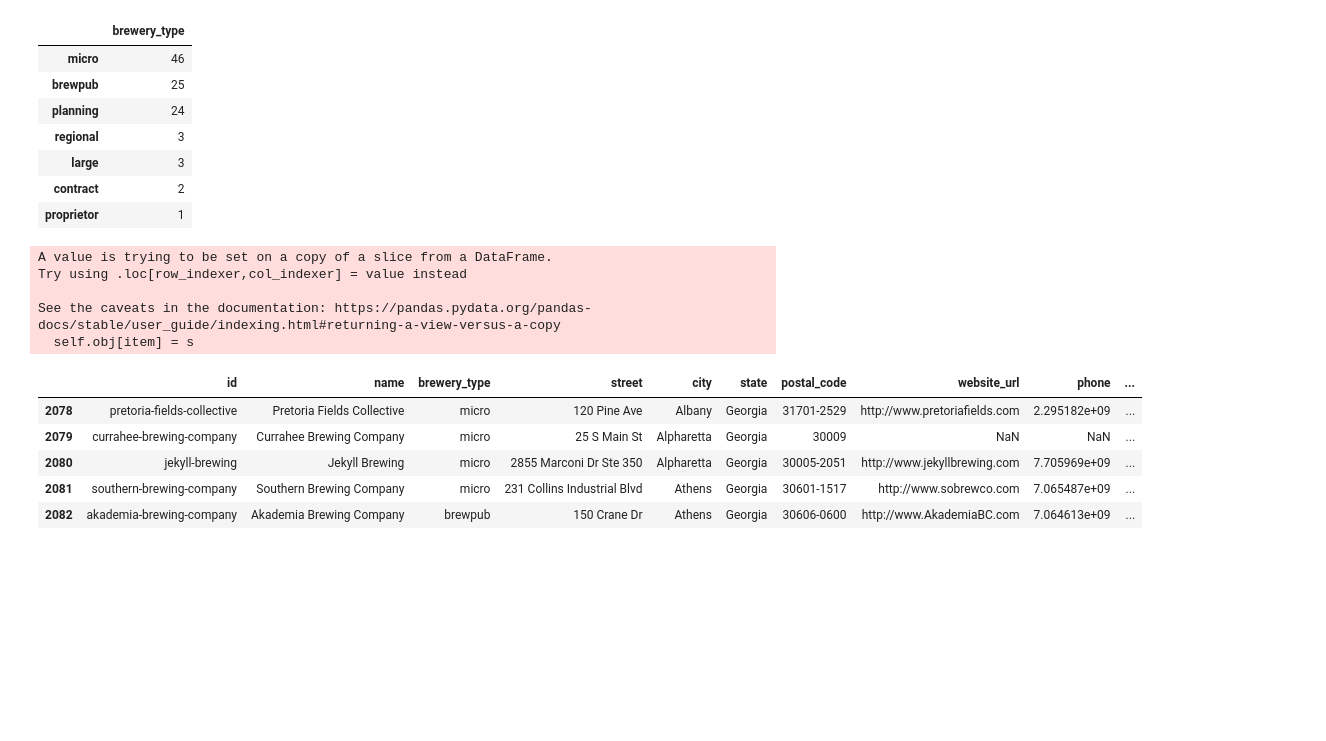
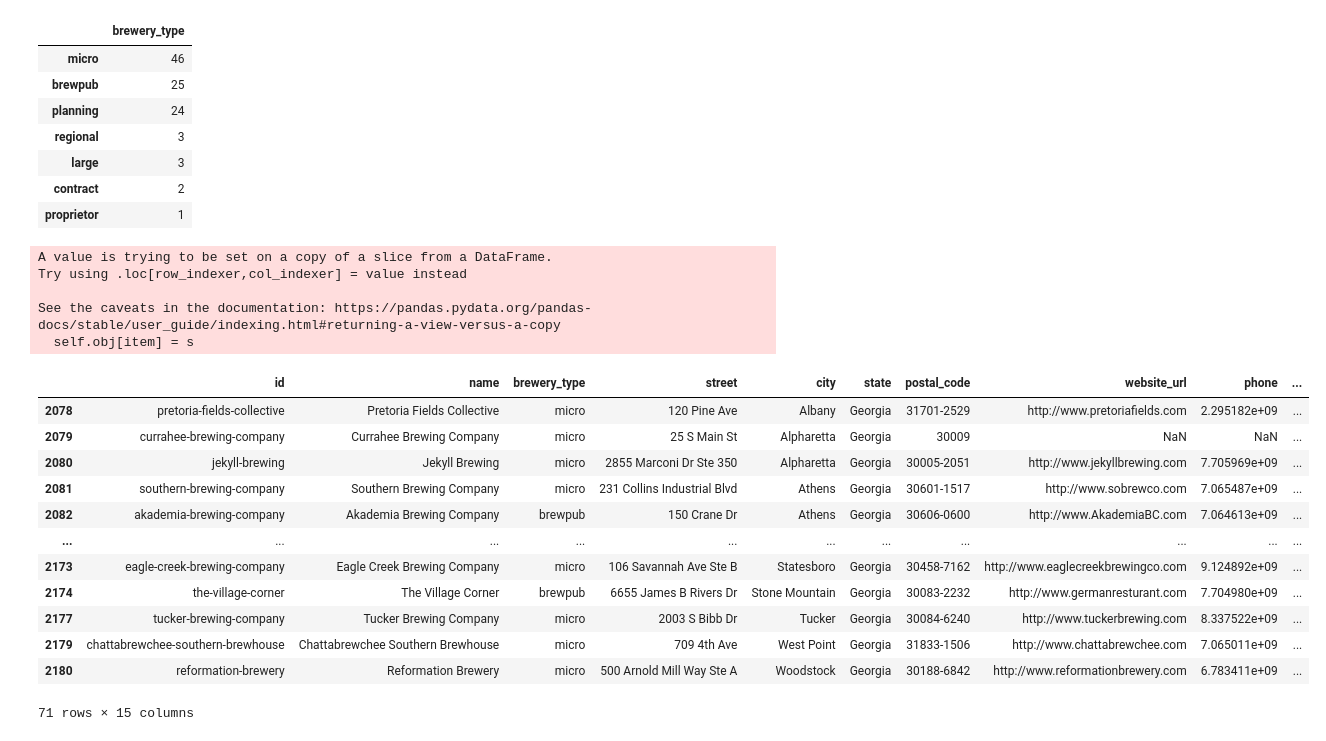
Before and after one commit to sjani184/Megadatatron, a Jupyter notebook: main_notebook.ipynb, the cells around one changed output. Drawn from its saved outputs; the diff is of its cells as text; code cells hidden in the pictures; blank space fills up the shorter version.

```diff
--- a/main_notebook.ipynb
+++ b/main_notebook.ipynb
@@ -70,39 +70,49 @@ city_counts_df = pd.DataFrame (city_counts)
 #stacked bar chart using city & type counts in previous 2 cells
 #eduardo
 # %%
-#begin loop through georgia breweries
+#begin loop through georgia craft breweries
 for index, row in ga_microbrews_df.iterrows():
 
-    #populate brewery lat/lng if missing
+    #populate brewery lat/lng into dataframe if missing
     if pd.isna (row['latitude']) is True:
 
         #try/except statement in case brewery still can't be found
         try:
             brew_loc_url = "https://maps.googleapis.com/maps/api/place/textsearch/json"
             brew_loc_params = {"query": f"{row['name']} {row['city']} georgia",
                                "key": g_key}
 
             brew_loc_response = requests.get(brew_loc_url, params = brew_loc_params).json()
 
             ga_microbrews_df.loc[index, 'latitude'] = brew_loc_response["results"][0]["geometry"]["location"]["lat"]
             ga_microbrews_df.loc[index, 'longitude'] = brew_loc_response["results"][0]["geometry"]["location"]["lng"]
 
         except:
             pass
 
-ga_microbrews_df.head()
+#drop any duplicate coordinates if present
+ga_microbrews_df.drop_duplicates (subset = ['latitude', 'longitude'], keep = 'first')
+
+ga_microbrews_df
 # %% [output]
 A value is trying to be set on a copy of a slice from a DataFrame.
 Try using .loc[row_indexer,col_indexer] = value instead
 
 See the caveats in the documentation: https://pandas.pydata.org/pandas-docs/stable/user_guide/indexing.html#returning-a-view-versus-a-copy
   self.obj[item] = s
 |  | id | name | brewery_type | street | city | state | postal_code | website_url | phone | ... |
 | 2078 | pretoria-fields-collective | Pretoria Fields Collective | micro | 120 Pine Ave | Albany | Georgia | 31701-2529 | http://www.pretoriafields.com | 2.295182e+09 | ... |
 | 2079 | currahee-brewing-company | Currahee Brewing Company | micro | 25 S Main St | Alpharetta | Georgia | 30009 | NaN | NaN | ... |
 | 2080 | jekyll-brewing | Jekyll Brewing | micro | 2855 Marconi Dr Ste 350 | Alpharetta | Georgia | 30005-2051 | http://www.jekyllbrewing.com | 7.705969e+09 | ... |
 | 2081 | southern-brewing-company | Southern Brewing Company | micro | 231 Collins Industrial Blvd | Athens | Georgia | 30601-1517 | http://www.sobrewco.com | 7.065487e+09 | ... |
 | 2082 | akademia-brewing-company | Akademia Brewing Company | brewpub | 150 Crane Dr | Athens | Georgia | 30606-0600 | http://www.AkademiaBC.com | 7.064613e+09 | ... |
+| ... | ... | ... | ... | ... | ... | ... | ... | ... | ... | ... |
+| 2173 | eagle-creek-brewing-company | Eagle Creek Brewing Company | micro | 106 Savannah Ave Ste B | Statesboro | Georgia | 30458-7162 | http://www.eaglecreekbrewingco.com | 9.124892e+09 | ... |
+| 2174 | the-village-corner | The Village Corner | brewpub | 6655 James B Rivers Dr | Stone Mountain | Georgia | 30083-2232 | http://www.germanresturant.com | 7.704980e+09 | ... |
+| 2177 | tucker-brewing-company | Tucker Brewing Company | micro | 2003 S Bibb Dr | Tucker | Georgia | 30084-6240 | http://www.tuckerbrewing.com | 8.337522e+09 | ... |
+| 2179 | chattabrewchee-southern-brewhouse | Chattabrewchee Southern Brewhouse | micro | 709 4th Ave | West Point | Georgia | 31833-1506 | http://www.chattabrewchee.com | 7.065011e+09 | ... |
+| 2180 | reformation-brewery | Reformation Brewery | micro | 500 Arnold Mill Way Ste A | Woodstock | Georgia | 30188-6842 | http://www.reformationbrewery.com | 6.783411e+09 | ... |
+71 rows × 15 columns
 # %%
 #use lats/lngs to create heatmap on gmaps
 
```
Also changed, not shown: parts of 6 cells of this notebook, 1 other file.
